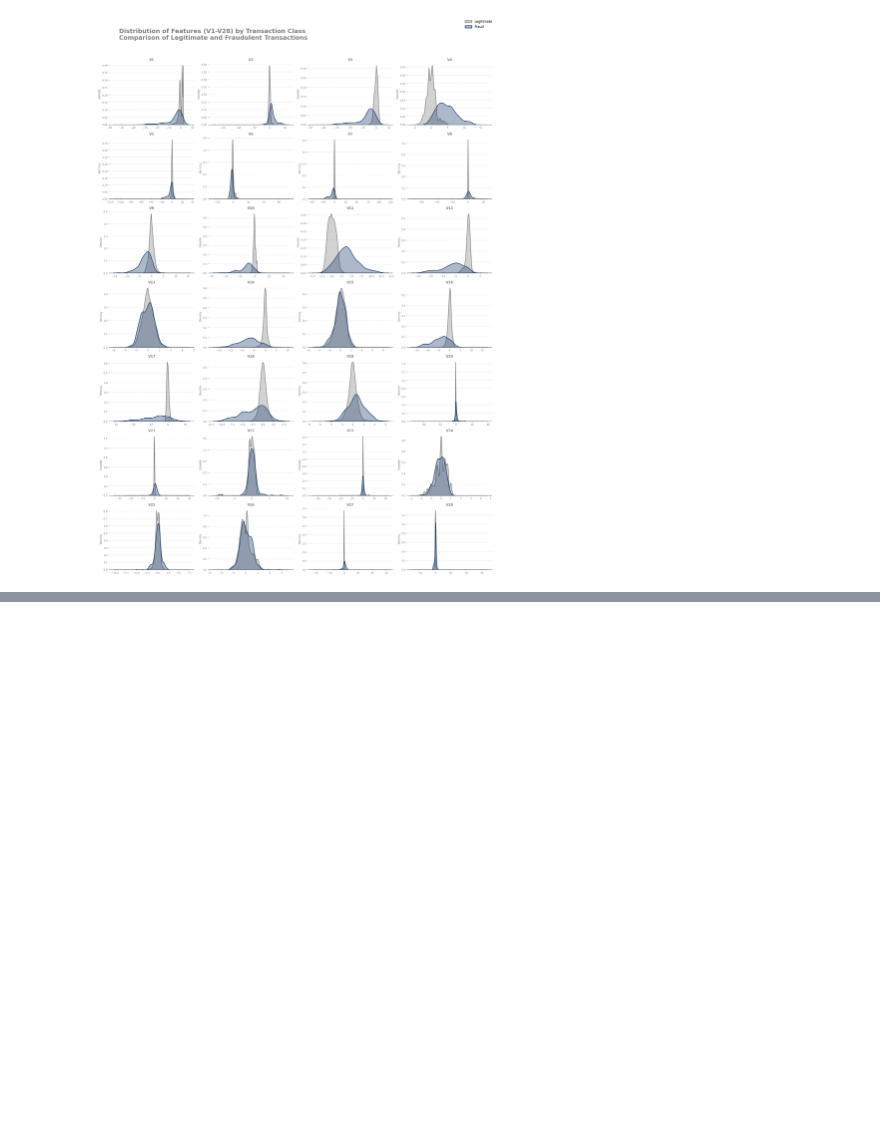
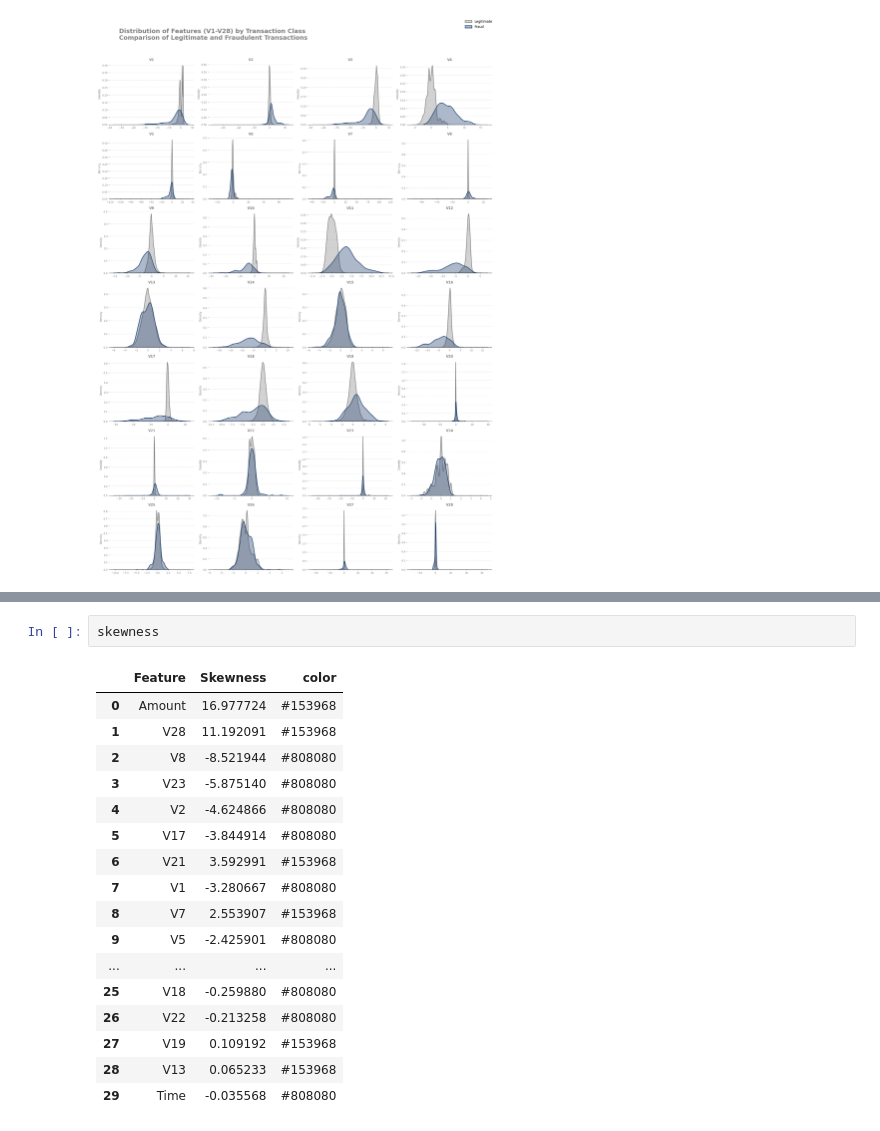
Before and after one commit to AI-Builders-Iran/fraud-detection-ml, a Jupyter notebook: notebooks/Main.ipynb, the cells around one changed output, grey strips where cells are left out. Saved outputs shown, nothing was run; the diff lists cells and outputs as text; blank space fills up the shorter version.

```diff
--- a/notebooks/Main.ipynb
+++ b/notebooks/Main.ipynb
@@ -191,0 +204,20 @@ plt.savefig("../reports/figures/EDA_feature_distribution_by_transaction_class.pn
+# %%
+skewness
+# %% [output]
+|  | Feature | Skewness | color |
+| 0 | Amount | 16.977724 | #153968 |
+| 1 | V28 | 11.192091 | #153968 |
+| 2 | V8 | -8.521944 | #808080 |
+| 3 | V23 | -5.875140 | #808080 |
+| 4 | V2 | -4.624866 | #808080 |
+| 5 | V17 | -3.844914 | #808080 |
+| 6 | V21 | 3.592991 | #153968 |
+| 7 | V1 | -3.280667 | #808080 |
+| 8 | V7 | 2.553907 | #153968 |
+| 9 | V5 | -2.425901 | #808080 |
+| ... | ... | ... | ... |
+| 25 | V18 | -0.259880 | #808080 |
+| 26 | V22 | -0.213258 | #808080 |
+| 27 | V19 | 0.109192 | #153968 |
+| 28 | V13 | 0.065233 | #153968 |
+| 29 | Time | -0.035568 | #808080 |
```
Also changed, not shown: parts of 5 cells of this notebook, 1 other file.
